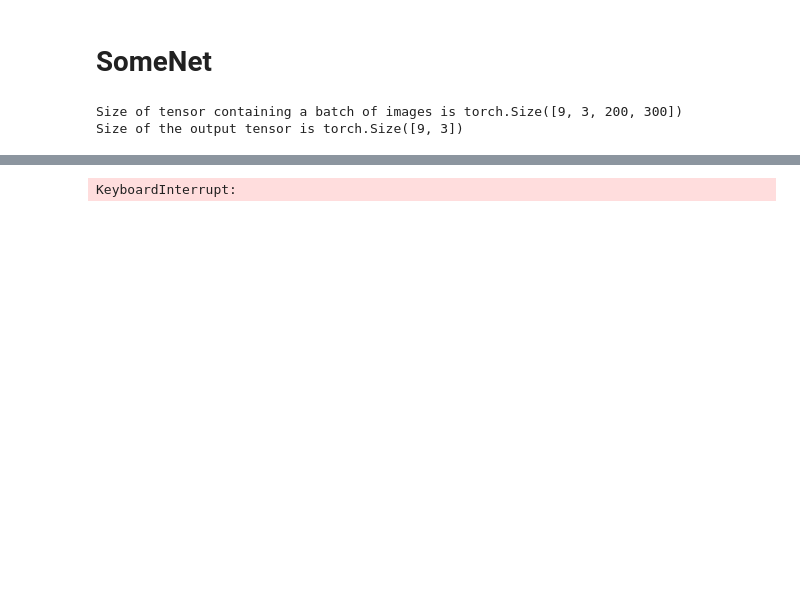
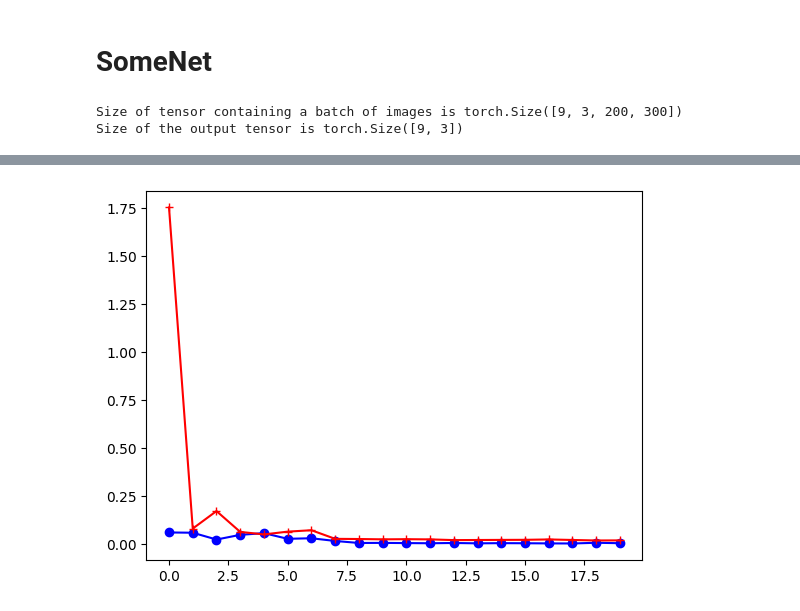
Before and after one commit to prometheus404/sm4ml_proj, a Jupyter notebook: rockpaperscissors.ipynb, the cells around one changed output, grey strips where cells are left out. Cells and saved outputs as stored; diff of their text form; code cells hidden in the pictures; blank space fills up the shorter version.

```diff
--- a/rockpaperscissors.ipynb
+++ b/rockpaperscissors.ipynb
@@ -350,8 +339,7 @@ image_datasets = {'train' : train_dataset, 'val': val_dataset}
 dls = {'train' : train_dl, 'val': val_dl}
 
 dataset_sizes = {'train': len(train_dataset), 'val': len(val_dataset)}
-class_names = dataset.classes
-net = train_model(net, dls, criterion, optimizer_ft, exp_lr_scheduler, num_epochs=20)
+net = train_model(net, dls, classes, criterion, optimizer_ft, exp_lr_scheduler, num_epochs=20)
 # %% [output]
 Epoch 0/19
 ----------
@@ -373,2 +361,2 @@ Epoch 4/19
-KeyboardInterrupt:
+[figure, added]
 # %%
```
Also changed, not shown: parts of 12 cells of this notebook.
